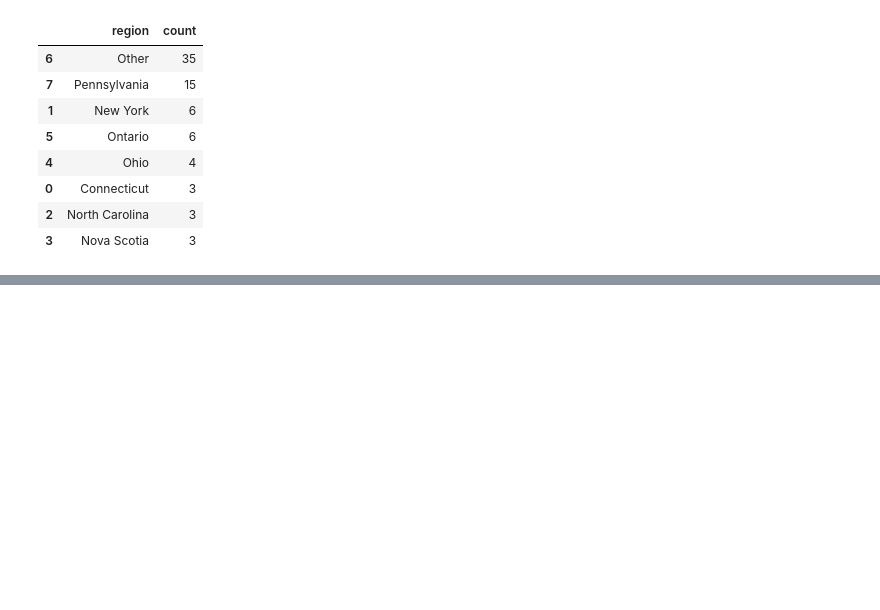
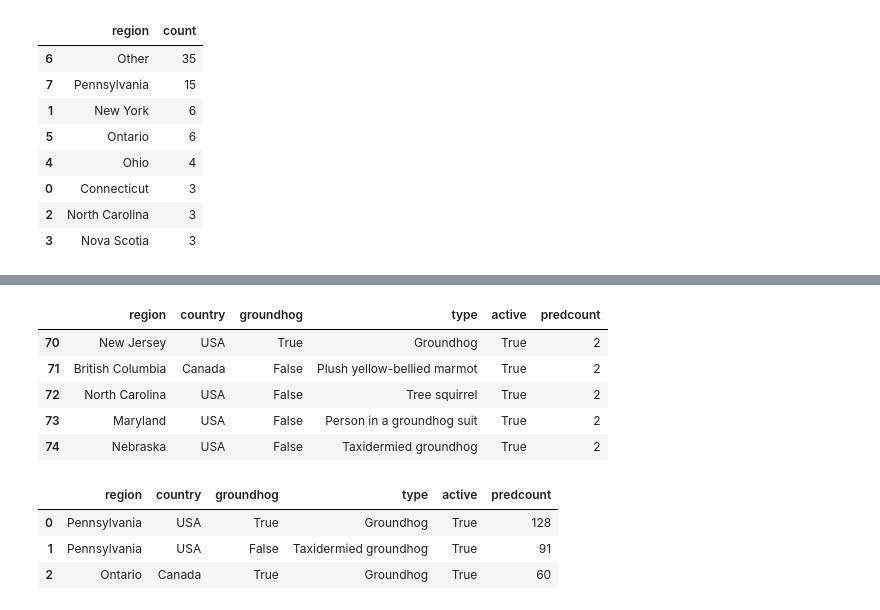
Before and after one commit to birusod/Projects2024, a Jupyter notebook: PyDocs/w05_groundhogs/w05_groundhogs.ipynb, the cells around one changed output, grey strips where cells are left out. Drawn from its saved outputs; the diff is of its cells as text; code cells hidden in the pictures; blank space fills up the shorter version.

```diff
--- a/PyDocs/w05_groundhogs/w05_groundhogs.ipynb
+++ b/PyDocs/w05_groundhogs/w05_groundhogs.ipynb
@@ -93,0 +131,16 @@ AttributeError: 'Axes' object has no attribute 'set_major_formatter'
+# %%
+df.tail()
+# %% [output]
+|  | region | country | groundhog | type | active | predcount |
+| 70 | New Jersey | USA | True | Groundhog | True | 2 |
+| 71 | British Columbia | Canada | False | Plush yellow-bellied marmot | True | 2 |
+| 72 | North Carolina | USA | False | Tree squirrel | True | 2 |
+| 73 | Maryland | USA | False | Person in a groundhog suit | True | 2 |
+| 74 | Nebraska | USA | False | Taxidermied groundhog | True | 2 |
+# %%
+df.head(3)
+# %% [output]
+|  | region | country | groundhog | type | active | predcount |
+| 0 | Pennsylvania | USA | True | Groundhog | True | 128 |
+| 1 | Pennsylvania | USA | False | Taxidermied groundhog | True | 91 |
+| 2 | Ontario | Canada | True | Groundhog | True | 60 |
```
Also changed, not shown: parts of 11 cells of this notebook.
